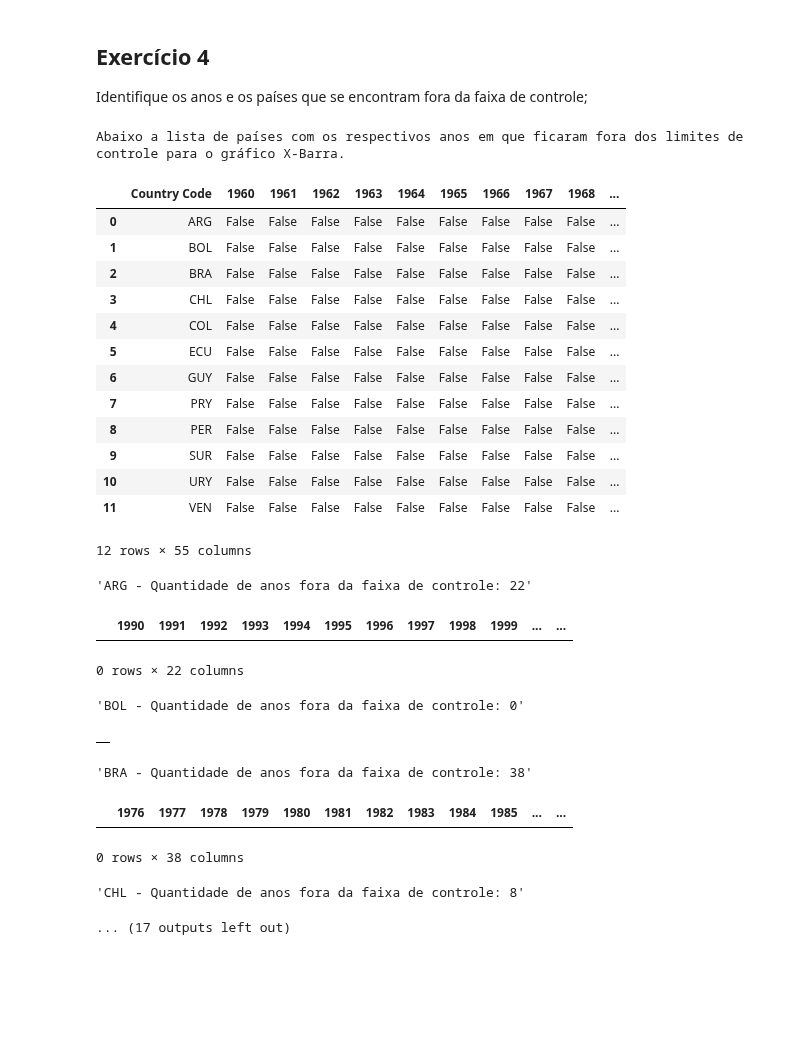
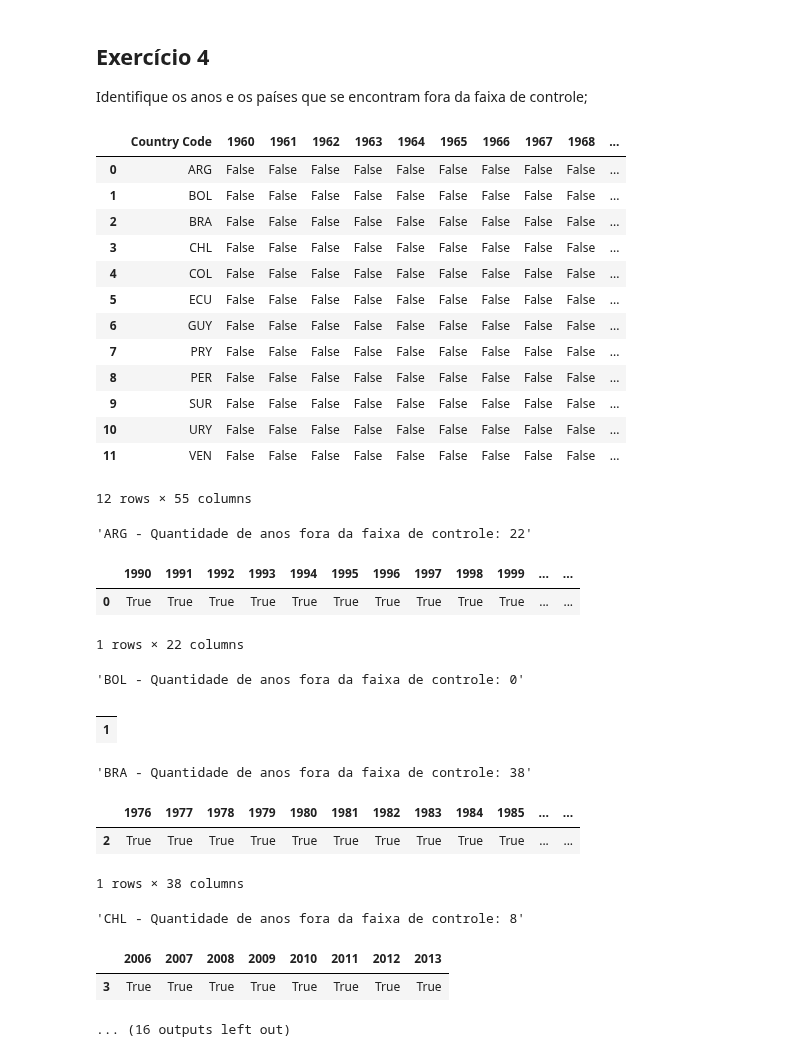
Before and after one commit to sganzerla/DPS852-Data-Science, a Jupyter notebook: T2/t2.ipynb, the cells around one changed output. Saved outputs shown, nothing was run; the diff lists cells and outputs as text; code cells hidden in the pictures; blank space fills up the shorter version.

```diff
--- a/T2/t2.ipynb
+++ b/T2/t2.ipynb
@@ -171,59 +179,61 @@ plt.show()
 ## Exercício 4
 Identifique os anos e os países que se encontram fora da faixa de controle;
 # %%
-# lsc_x = media_medias + 0.153 * media_desvios_padrao * 2
-# lic_x = media_medias - 0.153 * media_desvios_padrao * 2
-# acima_faixa_controle = df_registros.agg(lambda x: x >= lsc_x)
-# display(acima_faixa_controle)
-# abaixo_faixa_controle = df_registros.agg(lambda x: x <= lic_x)
-# display(abaixo_faixa_controle)
-print("Abaixo a lista de países com os respectivos anos em que ficaram fora dos limites de controle para o gráfico X-Barra.")
 
-fora_faixa_controle = df_registros.apply(
-    (lambda acima: acima >= lsc_x) or (lambda abaixo: abaixo <= lic_x))
-# display(fora_faixa_controle)
+limite_superior = limite_controle_grafico_x(df_registros_paises_sul_americanos.mean(), df_registros_paises_sul_americanos.std(), True, MULTIPLICADOR_DESVIO_PADRAO)
+# print(limite_superior)
+limite_inferior = limite_controle_grafico_x(df_registros_paises_sul_americanos.mean(), df_registros_paises_sul_americanos.std(), False, MULTIPLICADOR_DESVIO_PADRAO)
+# print(limite_inferior)
+
+fora_faixa_controle = df_registros_paises_sul_americanos.apply(
+    (lambda acima: acima >= limite_superior) or (lambda abaixo: abaixo <= limite_inferior))
 
 # colocando rótulo com o código dos países utilizando o índice dos dois dataframes como chave
 fora_faixa_controle = fora_faixa_controle.merge(
     filtro_cod_sul_americanos, left_index=True, right_index=True)
 
-# setando o código dos países como
+# # setando o código dos países como
 fora_faixa_controle.set_index('Country Code', inplace=True)
 
-# resentando o índice coloca novamente Country Code como coluna
+# # resentando o índice coloca novamente Country Code como coluna
 fora_faixa_controle.reset_index(inplace=True)
 
-# mostrar os anos em que cada país ficou fora dos limites de controle
 display(fora_faixa_controle)
+# # mostrar os anos em que cada país ficou fora dos limites de controle
+# display(fora_faixa_controle)
 
 for pais in filtro_cod_sul_americanos:
     linha = fora_faixa_controle[fora_faixa_controle['Country Code'] == pais]
-    anos = linha[linha[:] == True].dropna(axis=1).head(0)
+    anos = linha[linha[:] == True].dropna(axis=1).head(1)
     quant = anos.shape[1]
     display(pais + " - Quantidade de anos fora da faixa de controle: " +  str(quant), anos)
 # %% [output]
+|  | Country Code | 1960 | 1961 | 1962 | 1963 | 1964 | 1965 | 1966 | 1967 | 1968 | ... |
+| 0 | ARG | False | False | False | False | False | False | False | False | False | ... |
+| 1 | BOL | False | False | False | False | False | False | False | False | False | ... |
+| 2 | BRA | False | False | False | False | False | False | False | False | False | ... |
+| 3 | CHL | False | False | False | False | False | False | False | False | False | ... |
+| 4 | COL | False | False | False | False | False | False | False | False | False | ... |
+| 5 | ECU | False | False | False | False | False | False | False | False | False | ... |
+| 6 | GUY | False | False | False | False | False | False | False | False | False | ... |
+| 7 | PRY | False | False | False | False | False | False | False | False | False | ... |
+| 8 | PER | False | False | False | False | False | False | False | False | False | ... |
+| 9 | SUR | False | False | False | False | False | False | False | False | False | ... |
+| 10 | URY | False | False | False | False | False | False | False | False | False | ... |
+| 11 | VEN | False | False | False | False | False | False | False | False | False | ... |
-Abaixo a lista de países com os respectivos anos em que ficaram fora dos limites de controle para o gráfico X-Barra.
+12 rows × 55 columns
-|  | Country Code | 1960 | 1961 | 1962 | 1963 | 1964 | 1965 | 1966 | 1967 | 1968 | ... |
-| 0 | ARG | False | False | False | False | False | False | False | False | False | ... |
-| 1 | BOL | False | False | False | False | False | False | False | False | False | ... |
-| 2 | BRA | False | False | False | False | False | False | False | False | False | ... |
-| 3 | CHL | False | False | False | False | False | False | False | False | False | ... |
-| 4 | COL | False | False | False | False | False | False | False | False | False | ... |
-| 5 | ECU | False | False | False | False | False | False | False | False | False | ... |
-| 6 | GUY | False | False | False | False | False | False | False | False | False | ... |
-| 7 | PRY | False | False | False | False | False | False | False | False | False | ... |
-| 8 | PER | False | False | False | False | False | False | False | False | False | ... |
-| 9 | SUR | False | False | False | False | False | False | False | False | False | ... |
-| 10 | URY | False | False | False | False | False | False | False | False | False | ... |
-| 11 | VEN | False | False | False | False | False | False | False | False | False | ... |
-12 rows × 55 columns
+'ARG - Quantidade de anos fora da faixa de controle: 22'
+|  | 1990 | 1991 | 1992 | 1993 | 1994 | 1995 | 1996 | 1997 | 1998 | 1999 | ... | ... |
+| 0 | True | True | True | True | True | True | True | True | True | True | ... | ... |
-'ARG - Quantidade de anos fora da faixa de controle: 22'
+1 rows × 22 columns
-|  | 1990 | 1991 | 1992 | 1993 | 1994 | 1995 | 1996 | 1997 | 1998 | 1999 | ... | ... |
-0 rows × 22 columns
+'BOL - Quantidade de anos fora da faixa de controle: 0'
+|  |
+| 1 |
-'BOL - Quantidade de anos fora da faixa de controle: 0'
+'BRA - Quantidade de anos fora da faixa de controle: 38'
-|  |
+|  | 1976 | 1977 | 1978 | 1979 | 1980 | 1981 | 1982 | 1983 | 1984 | 1985 | ... | ... |
+| 2 | True | True | True | True | True | True | True | True | True | True | ... | ... |
-'BRA - Quantidade de anos fora da faixa de controle: 38'
+1 rows × 38 columns
-|  | 1976 | 1977 | 1978 | 1979 | 1980 | 1981 | 1982 | 1983 | 1984 | 1985 | ... | ... |
-0 rows × 38 columns
+'CHL - Quantidade de anos fora da faixa de controle: 8'
+|  | 2006 | 2007 | 2008 | 2009 | 2010 | 2011 | 2012 | 2013 |
+| 3 | True | True | True | True | True | True | True | True |
-'CHL - Quantidade de anos fora da faixa de controle: 8'
+... (16 outputs left out)
-... (17 outputs left out)
```
Also changed, not shown: parts of 8 cells of this notebook, 5 other files.
